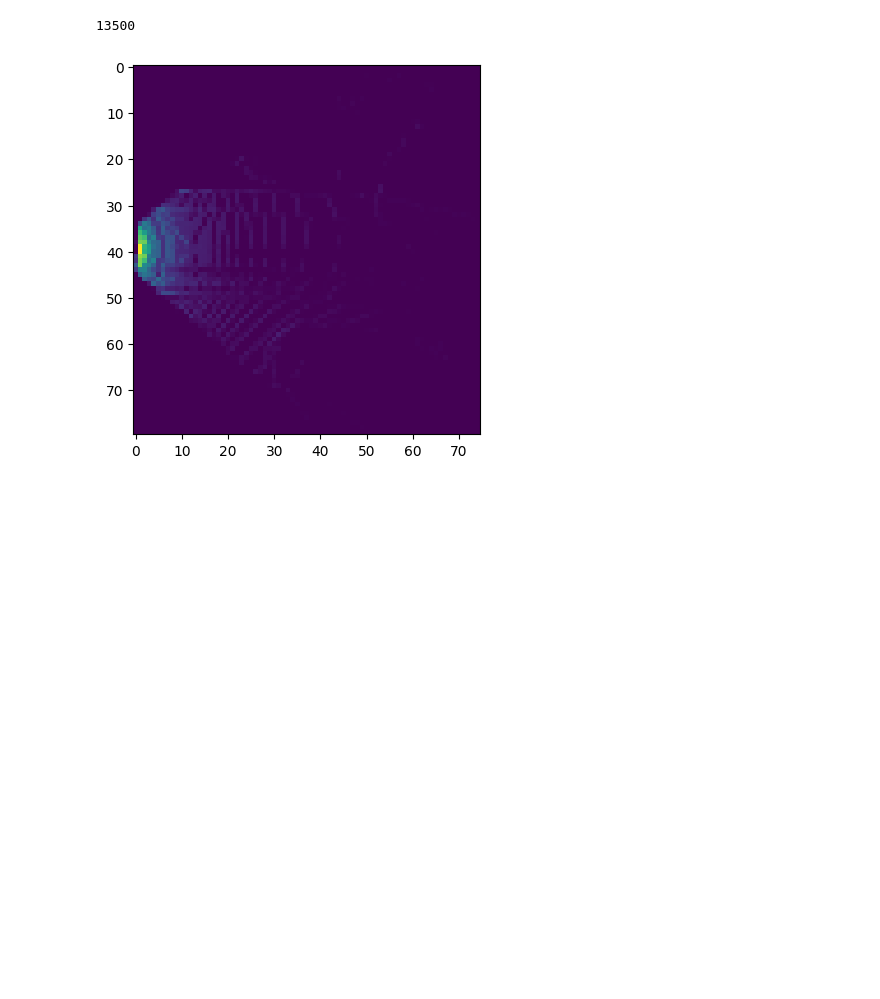
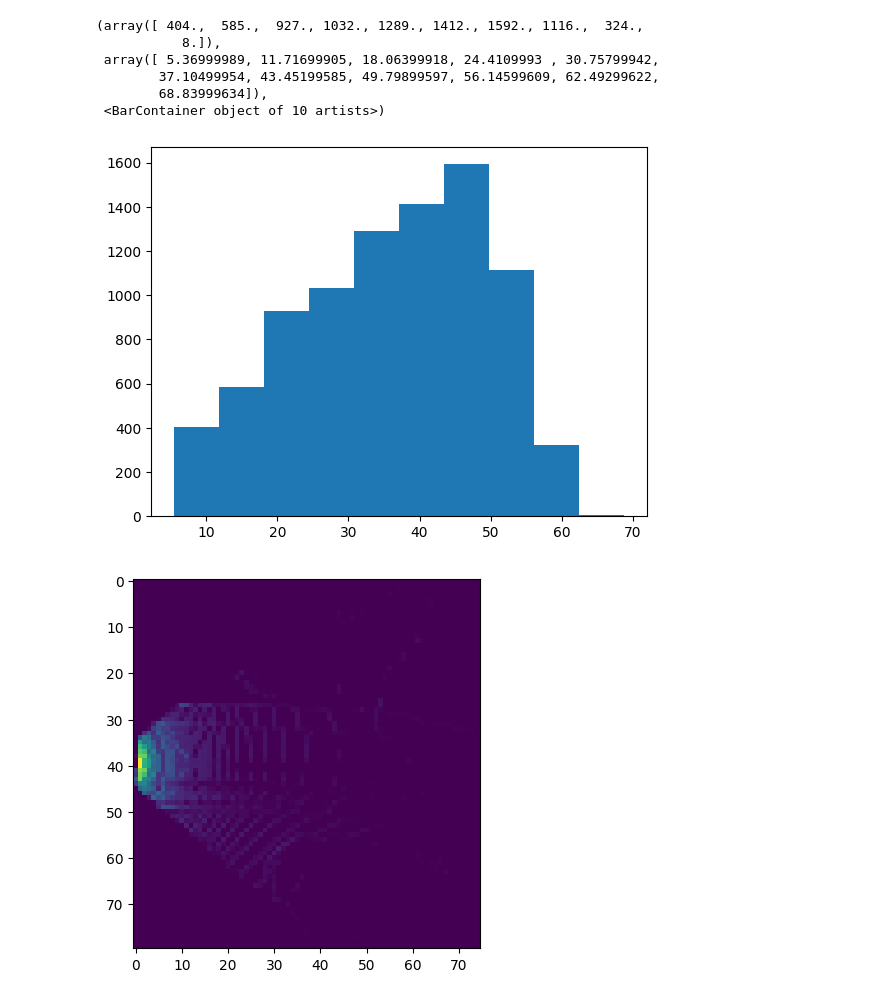
Before and after one commit to romantic-black/DID-M3D, a Jupyter notebook: notebooks/sample_range.ipynb, the cells around one changed output. Saved outputs shown, nothing was run; the diff lists cells and outputs as text; code cells hidden in the pictures; blank space fills up the shorter version.

```diff
--- a/notebooks/sample_range.ipynb
+++ b/notebooks/sample_range.ipynb
@@ -70,7 +61,7 @@ for labels in labels_in_all_scenes:
     for label in labels:
         if label.level_str in ["DontCare"] or label.cls_type in ['Van', 'Truck', 'DontCare'] :
             continue
-        if label.trucation > 0.5 or label.occlusion > 3:
+        if label.trucation > 0.5 or label.occlusion > 2:
             continue
         # if hasattr(label, "is_fake"):
         #     continue
@@ -81,9 +72,15 @@ for labels in labels_in_all_scenes:
         x.append(label.pos[0])
         y.append(label.pos[2])
 # %%
-len(y)
+plt.hist(y)
 # %% [output]
-13500
+(array([ 404.,  585.,  927., 1032., 1289., 1412., 1592., 1116.,  324.,
+           8.]),
+ array([ 5.36999989, 11.71699905, 18.06399918, 24.4109993 , 30.75799942,
+        37.10499954, 43.45199585, 49.79899597, 56.14599609, 62.49299622,
+        68.83999634]),
+ <BarContainer object of 10 artists>)
+[figure, added]
 # %%
 idx = 9
 
```
Also changed, not shown: parts of 6 cells of this notebook, 4 other files.
